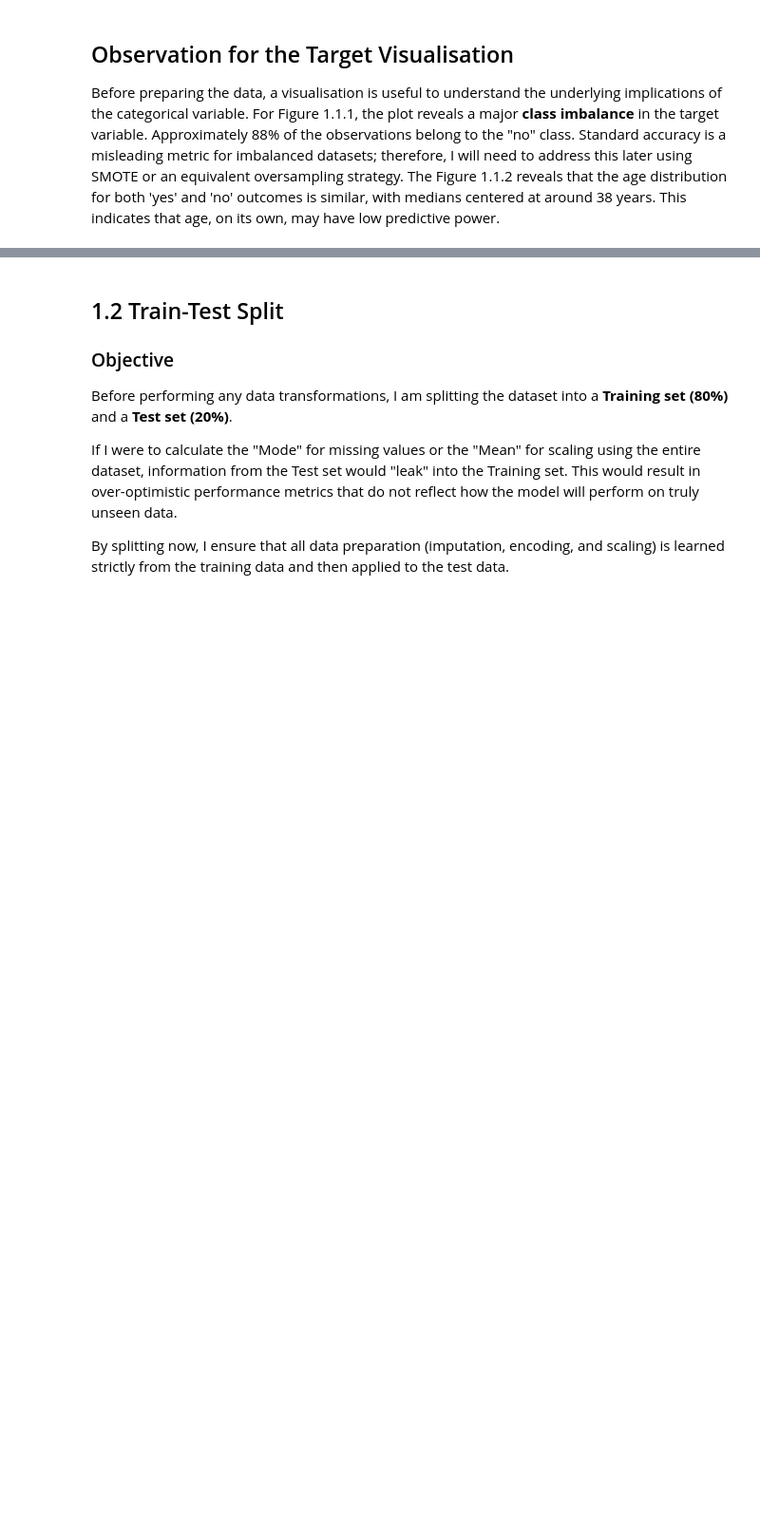
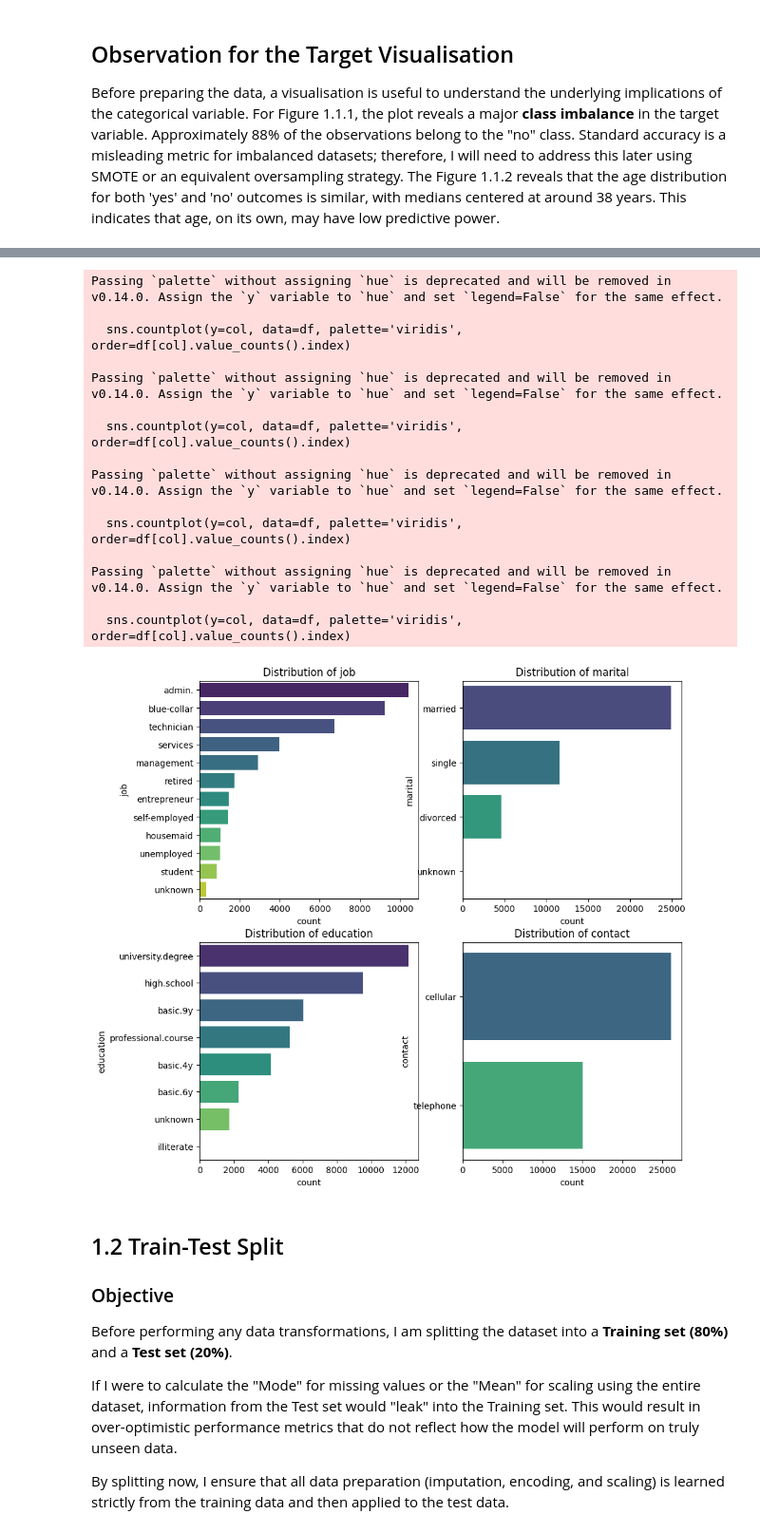
Before and after one commit to 1manvi/ML-fundamentals-2026, a Jupyter notebook: assignment_1_manvi_gupta.ipynb, the cells around one changed output, grey strips where cells are left out. Shown at 95% size. Cells and saved outputs as stored; diff of their text form; code cells hidden in the pictures; blank space fills up the shorter version.

Commit message:
Data Exploration

```diff
--- a/assignment_1_manvi_gupta.ipynb
+++ b/assignment_1_manvi_gupta.ipynb
@@ -78,3 +81,28 @@ For Figure 1.1.1, the plot reveals a major **class imbalance** in the target var
+# %%
+cat_cols = ['job', 'marital', 'education', 'contact']
+plt.figure(figsize=(10, 10))
+for i, col in enumerate(cat_cols, 1):
+    plt.subplot(2, 2, i)
+    sns.countplot(y=col, data=df, palette='viridis', order=df[col].value_counts().index)
+    plt.title(f'Distribution of {col}')
+plt.show()
+# %% [output]
+Passing `palette` without assigning `hue` is deprecated and will be removed in v0.14.0. Assign the `y` variable to `hue` and set `legend=False` for the same effect.
+
+  sns.countplot(y=col, data=df, palette='viridis', order=df[col].value_counts().index)
+
+Passing `palette` without assigning `hue` is deprecated and will be removed in v0.14.0. Assign the `y` variable to `hue` and set `legend=False` for the same effect.
+
+  sns.countplot(y=col, data=df, palette='viridis', order=df[col].value_counts().index)
+
+Passing `palette` without assigning `hue` is deprecated and will be removed in v0.14.0. Assign the `y` variable to `hue` and set `legend=False` for the same effect.
+
+  sns.countplot(y=col, data=df, palette='viridis', order=df[col].value_counts().index)
+
+Passing `palette` without assigning `hue` is deprecated and will be removed in v0.14.0. Assign the `y` variable to `hue` and set `legend=False` for the same effect.
+
+  sns.countplot(y=col, data=df, palette='viridis', order=df[col].value_counts().index)
+[figure, added]
 # %% [markdown]
 ## 1.2 Train-Test Split
 
```
Also changed, not shown: parts of 3 cells of this notebook.
